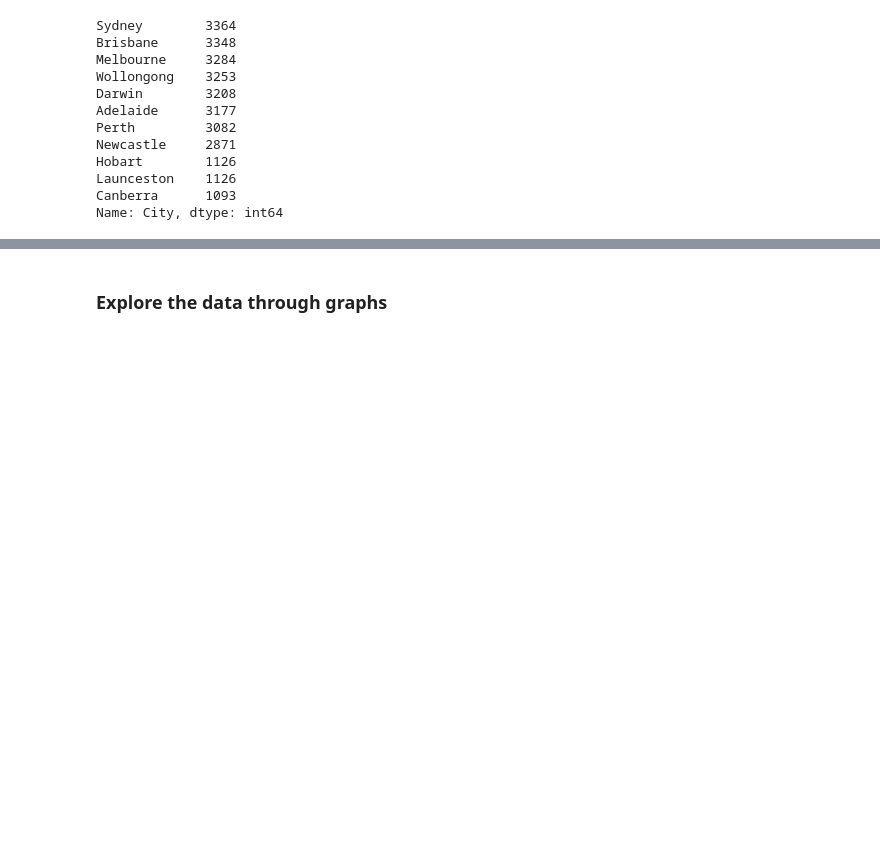
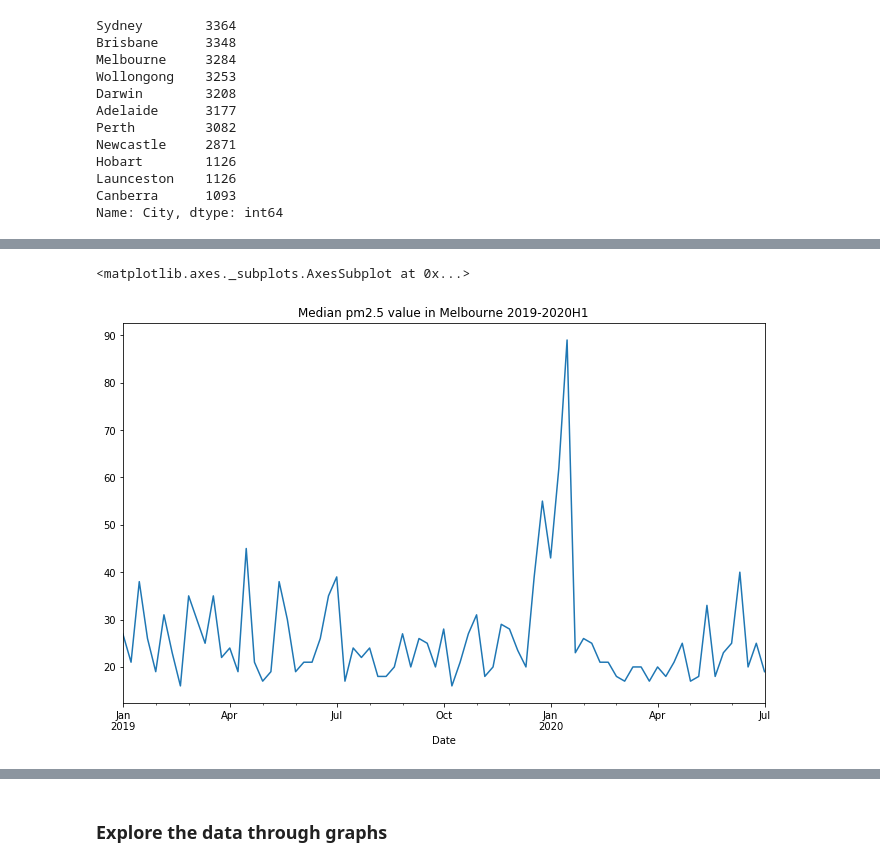
Before and after one commit to poojaisabelle/Project-One, a Jupyter notebook: data_exploration_cleanup_MASTER.ipynb, the cells around one changed output, grey strips where cells are left out. Saved outputs shown, nothing was run; the diff lists cells and outputs as text; code cells hidden in the pictures; blank space fills up the shorter version.

Commit message:
Create 4 charts on au air data

```diff
--- a/data_exploration_cleanup_MASTER.ipynb
+++ b/data_exploration_cleanup_MASTER.ipynb
@@ -287,0 +289,4 @@ Name: City, dtype: int64
+# %%
+vic_air_df = clean_airdf.loc[(clean_airdf["Country"] == "AU") & (
+    clean_airdf["City"] == "Melbourne")].sort_values("Date").set_index("Date")
+vic_air_df
@@ -287,0 +318,3 @@ Name: City, dtype: int64
+# %%
+pm25_vic_air_df = vic_air_df[vic_air_df["Specie"]=="pm25"]
+pm25_vic_air_df
@@ -287,0 +336,3 @@ Name: City, dtype: int64
+# %%
+weekly_median_pm25_vic_air = pm25_vic_air_df["median"].resample("W").median().rename("pm2.5")
+weekly_median_pm25_vic_air
@@ -287,0 +362,5 @@ Name: City, dtype: int64
+# %%
+weekly_median_pm25_vic_air.plot(figsize=(11.5, 7), title="Median pm2.5 value in Melbourne 2019-2020H1")
+# %% [output]
+<matplotlib.axes._subplots.AxesSubplot at 0x...>
+[figure, added]
```
Also changed, not shown: parts of 63 cells of this notebook, 1 other file.
